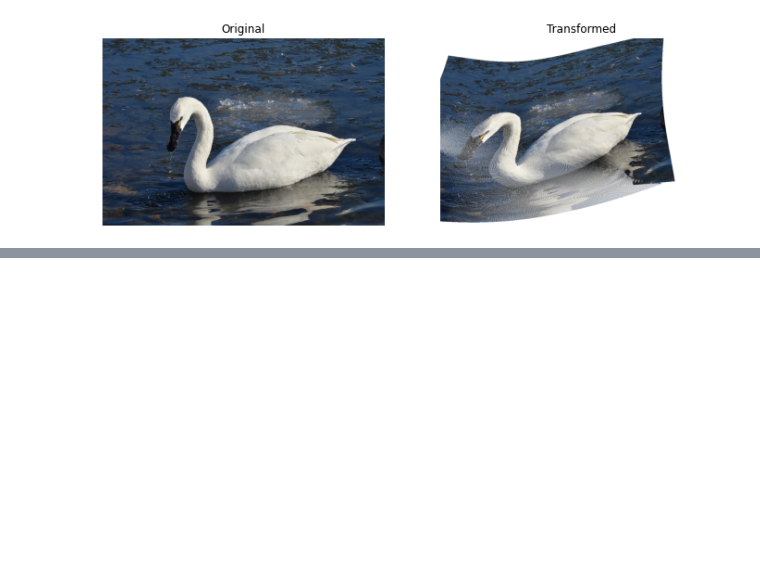
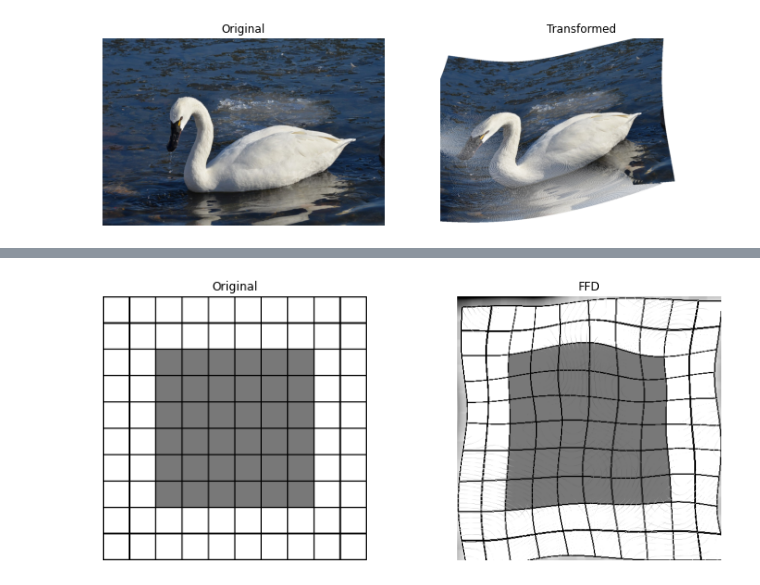
Before and after one commit to ForeverHaibara/Fudan-Courses, a Jupyter notebook: 图像处理与数据可视化/12 空间变换.ipynb, the cells around one changed output, grey strips where cells are left out. Cells and saved outputs as stored; diff of their text form; code cells hidden in the pictures; blank space fills up the shorter version.

```diff
--- a/图像处理与数据可视化/12 空间变换.ipynb
+++ b/图像处理与数据可视化/12 空间变换.ipynb
@@ -131,0 +274,22 @@ plt.show()
+# %%
+# randomly generate some displacement rule of the control points
+np.random.seed(0)
+displacement = np.random.randn(7, 7, 2) * 12
+
+# draw the original image
+coors = np.meshgrid(np.linspace(-1, 1, 450), np.linspace(-1, 1, 450))
+img = np.where((coors[0] > -.6) & (coors[0] < .6) & (coors[1] > -.6) & (coors[1] < .6), 120, 255)
+img = np.where(((coors[0]+.005) % .2 <= .01) | ((coors[1]+.005) % .2 <= .01), 0, img)
+img = img.astype('uint8')
+
+img_ffd = free_form_deformation(img, displacement)
+
+plt.figure(figsize = (12, 5))
+for i, image, title in zip((1, 2), (img, img_ffd), ('Original', 'FFD')):
+    plt.subplot(1, 2, i)
+    plt.imshow(image, cmap = 'gray')
+    plt.title(title)
+    plt.axis('off')
+plt.show()
+# %% [output]
+[figure, added]
```
Also changed, not shown: parts of 6 cells of this notebook, 1 other file.
